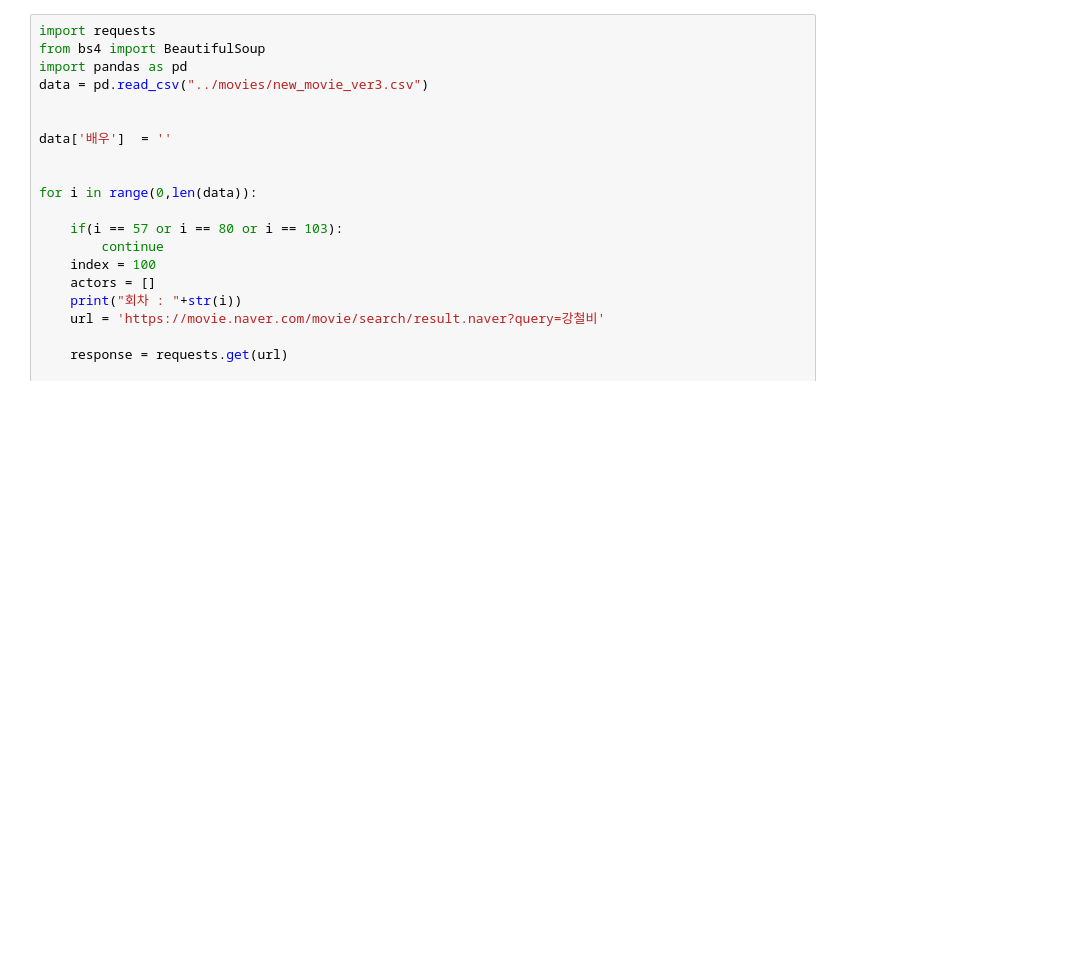
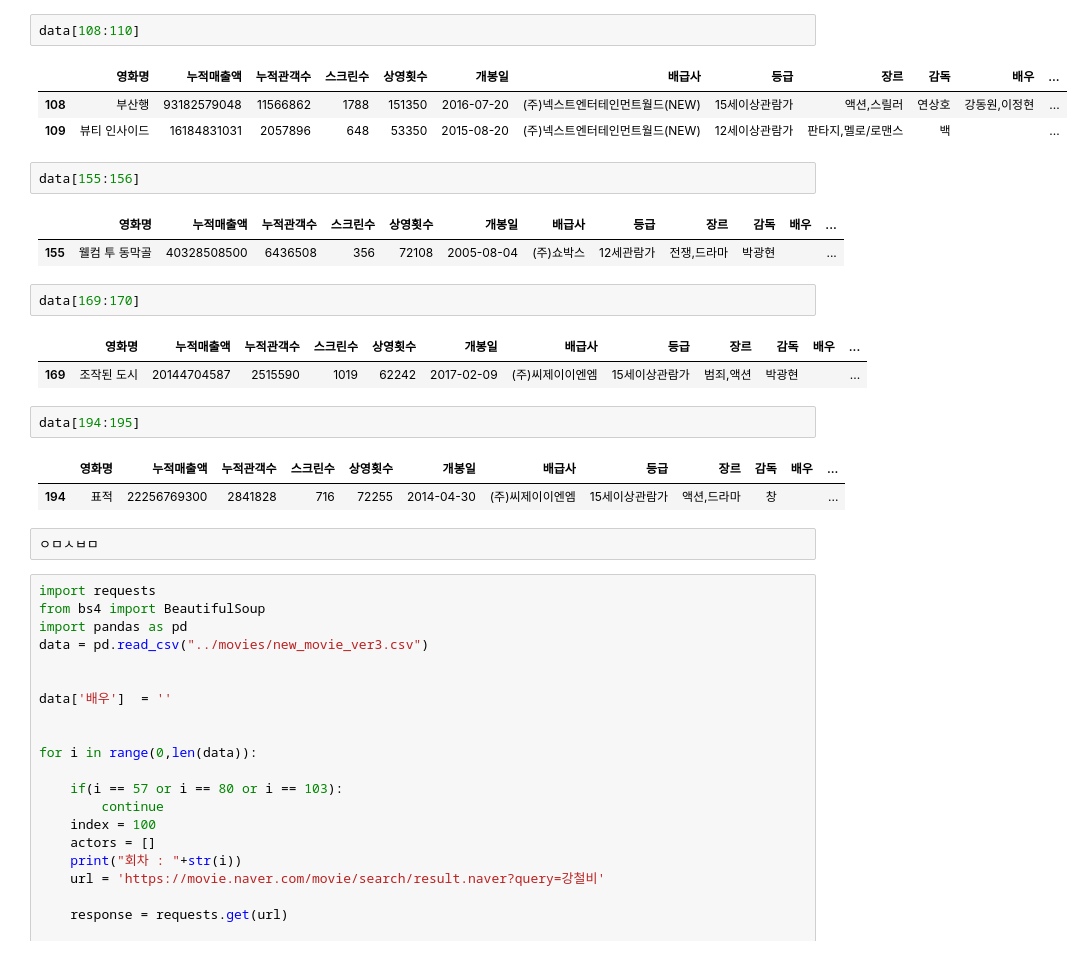
Before and after one commit to bjKim2/pj_rprac, a Jupyter notebook: python/조연주연크롤링.ipynb, the cells around one changed output. Cells and saved outputs as stored; diff of their text form; blank space fills up the shorter version.

```diff
--- a/python/조연주연크롤링.ipynb
+++ b/python/조연주연크롤링.ipynb
@@ -98,3 +146,26 @@ https://movie.naver.com/movie/bi/mi/detail.naver?code=100647
+# %%
+data[108:110]
+# %% [output]
+|  | 영화명 | 누적매출액 | 누적관객수 | 스크린수 | 상영횟수 | 개봉일 | 배급사 | 등급 | 장르 | 감독 | 배우 | ... |
+| 108 | 부산행 | 93182579048 | 11566862 | 1788 | 151350 | 2016-07-20 | (주)넥스트엔터테인먼트월드(NEW) | 15세이상관람가 | 액션,스릴러 | 연상호 | 강동원,이정현 | ... |
+| 109 | 뷰티 인사이드 | 16184831031 | 2057896 | 648 | 53350 | 2015-08-20 | (주)넥스트엔터테인먼트월드(NEW) | 12세이상관람가 | 판타지,멜로/로맨스 | 백 |  | ... |
+# %%
+data[155:156]
+# %% [output]
+|  | 영화명 | 누적매출액 | 누적관객수 | 스크린수 | 상영횟수 | 개봉일 | 배급사 | 등급 | 장르 | 감독 | 배우 | ... |
+| 155 | 웰컴 투 동막골 | 40328508500 | 6436508 | 356 | 72108 | 2005-08-04 | (주)쇼박스 | 12세관람가 | 전쟁,드라마 | 박광현 |  | ... |
+# %%
+data[169:170]
+# %% [output]
+|  | 영화명 | 누적매출액 | 누적관객수 | 스크린수 | 상영횟수 | 개봉일 | 배급사 | 등급 | 장르 | 감독 | 배우 | ... |
+| 169 | 조작된 도시 | 20144704587 | 2515590 | 1019 | 62242 | 2017-02-09 | (주)씨제이이엔엠 | 15세이상관람가 | 범죄,액션 | 박광현 |  | ... |
+# %%
+data[194:195]
+# %% [output]
+|  | 영화명 | 누적매출액 | 누적관객수 | 스크린수 | 상영횟수 | 개봉일 | 배급사 | 등급 | 장르 | 감독 | 배우 | ... |
+| 194 | 표적 | 22256769300 | 2841828 | 716 | 72255 | 2014-04-30 | (주)씨제이이엔엠 | 15세이상관람가 | 액션,드라마 | 창 |  | ... |
+# %%
+ㅇㅁㅅㅂㅁ
 # %%
 import requests
 from bs4 import BeautifulSoup
```
Also changed, not shown: parts of 7 cells of this notebook, 5 other files.
